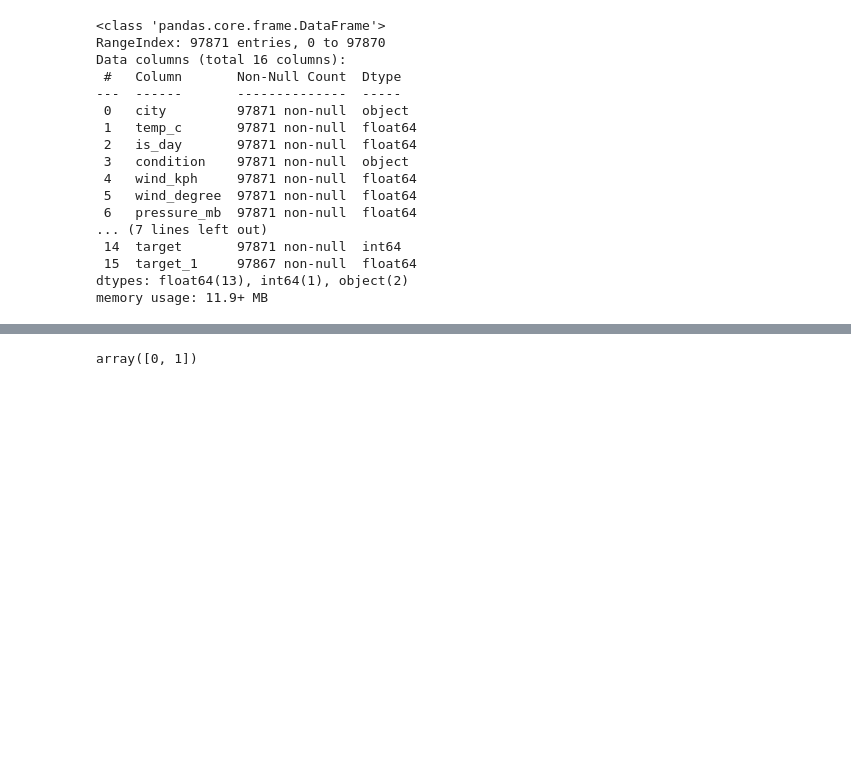
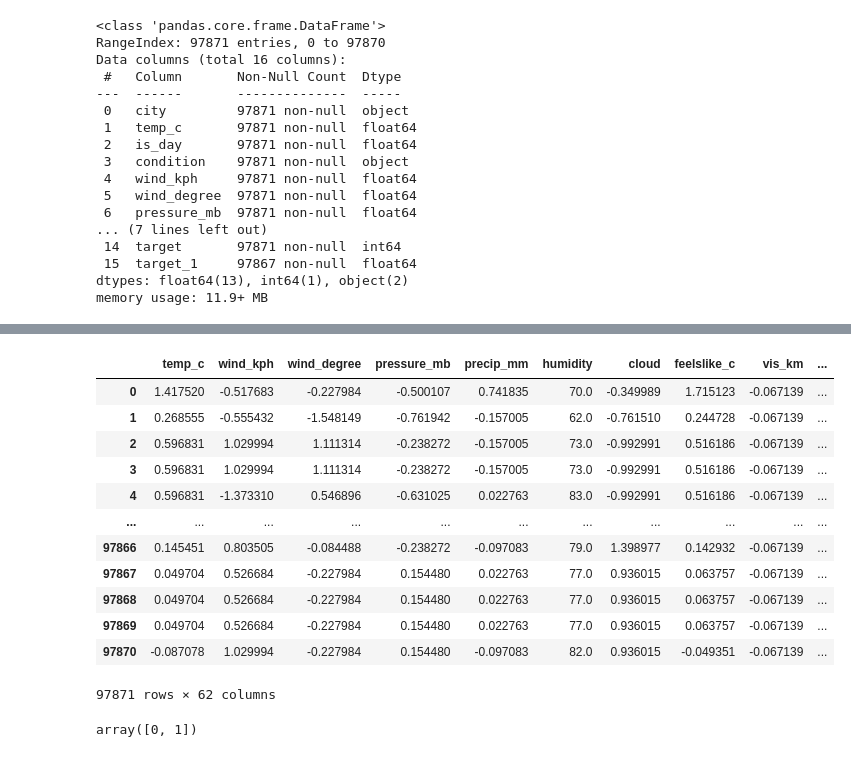
Before and after one commit to phelipesoares/Rain-Prediction, a Jupyter notebook: ML Model Pipeline/Exploratory_Analisis_and_Data_Transformation.ipynb, the cells around one changed output, grey strips where cells are left out. Drawn from its saved outputs; the diff is of its cells as text; code cells hidden in the pictures; blank space fills up the shorter version.

```diff
--- a/ML Model Pipeline/Exploratory_Analisis_and_Data_Transformation.ipynb
+++ b/ML Model Pipeline/Exploratory_Analisis_and_Data_Transformation.ipynb
@@ -337,3 +337,28 @@ x.head()
+# %%
+def normalize(df, norm_features):
+  for column in norm_features:
+    mean = df[f'{column}'].mean()
+    std = df[f'{column}'].std()
+    df[f'{column}'] = (df[f'{column}']-mean)/std
+  return df
+
+norm_features = ['temp_c', 'wind_kph', 'wind_degree', 'pressure_mb', 'precip_mm', 'cloud', 'feelslike_c', 'vis_km', 'uv', 'gust_kph']
+x = normalize(x, norm_features)
+x
+# %% [output]
+|  | temp_c | wind_kph | wind_degree | pressure_mb | precip_mm | humidity | cloud | feelslike_c | vis_km | ... |
+| 0 | 1.417520 | -0.517683 | -0.227984 | -0.500107 | 0.741835 | 70.0 | -0.349989 | 1.715123 | -0.067139 | ... |
+| 1 | 0.268555 | -0.555432 | -1.548149 | -0.761942 | -0.157005 | 62.0 | -0.761510 | 0.244728 | -0.067139 | ... |
+| 2 | 0.596831 | 1.029994 | 1.111314 | -0.238272 | -0.157005 | 73.0 | -0.992991 | 0.516186 | -0.067139 | ... |
+| 3 | 0.596831 | 1.029994 | 1.111314 | -0.238272 | -0.157005 | 73.0 | -0.992991 | 0.516186 | -0.067139 | ... |
+| 4 | 0.596831 | -1.373310 | 0.546896 | -0.631025 | 0.022763 | 83.0 | -0.992991 | 0.516186 | -0.067139 | ... |
+| ... | ... | ... | ... | ... | ... | ... | ... | ... | ... | ... |
+| 97866 | 0.145451 | 0.803505 | -0.084488 | -0.238272 | -0.097083 | 79.0 | 1.398977 | 0.142932 | -0.067139 | ... |
+| 97867 | 0.049704 | 0.526684 | -0.227984 | 0.154480 | 0.022763 | 77.0 | 0.936015 | 0.063757 | -0.067139 | ... |
+| 97868 | 0.049704 | 0.526684 | -0.227984 | 0.154480 | 0.022763 | 77.0 | 0.936015 | 0.063757 | -0.067139 | ... |
+| 97869 | 0.049704 | 0.526684 | -0.227984 | 0.154480 | 0.022763 | 77.0 | 0.936015 | 0.063757 | -0.067139 | ... |
+| 97870 | -0.087078 | 1.029994 | -0.227984 | 0.154480 | -0.097083 | 82.0 | 0.936015 | -0.049351 | -0.067139 | ... |
+97871 rows × 62 columns
 # %%
 # Create Y array and clean it
 y = train_df['target_1']
```
Also changed, not shown: parts of 7 cells of this notebook.
